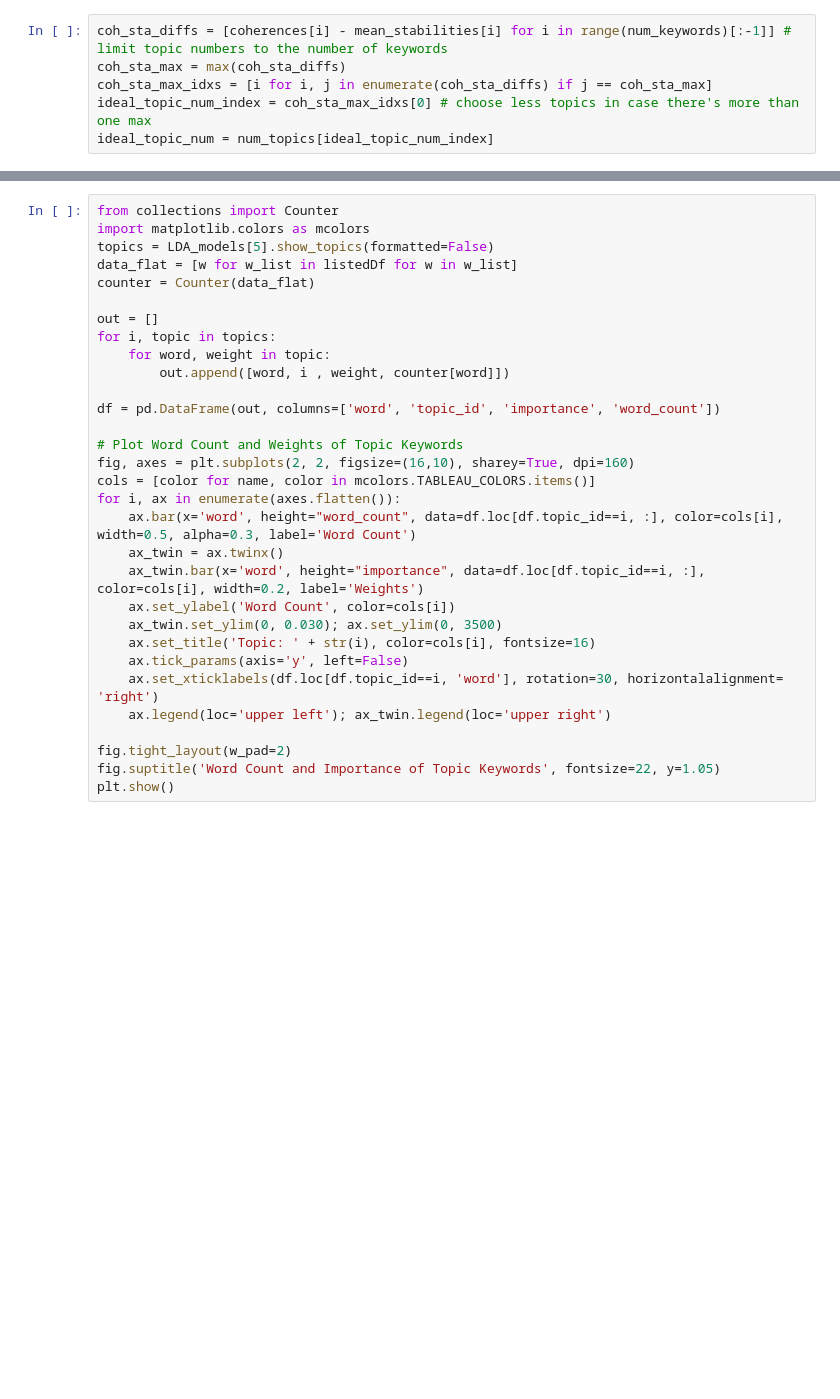
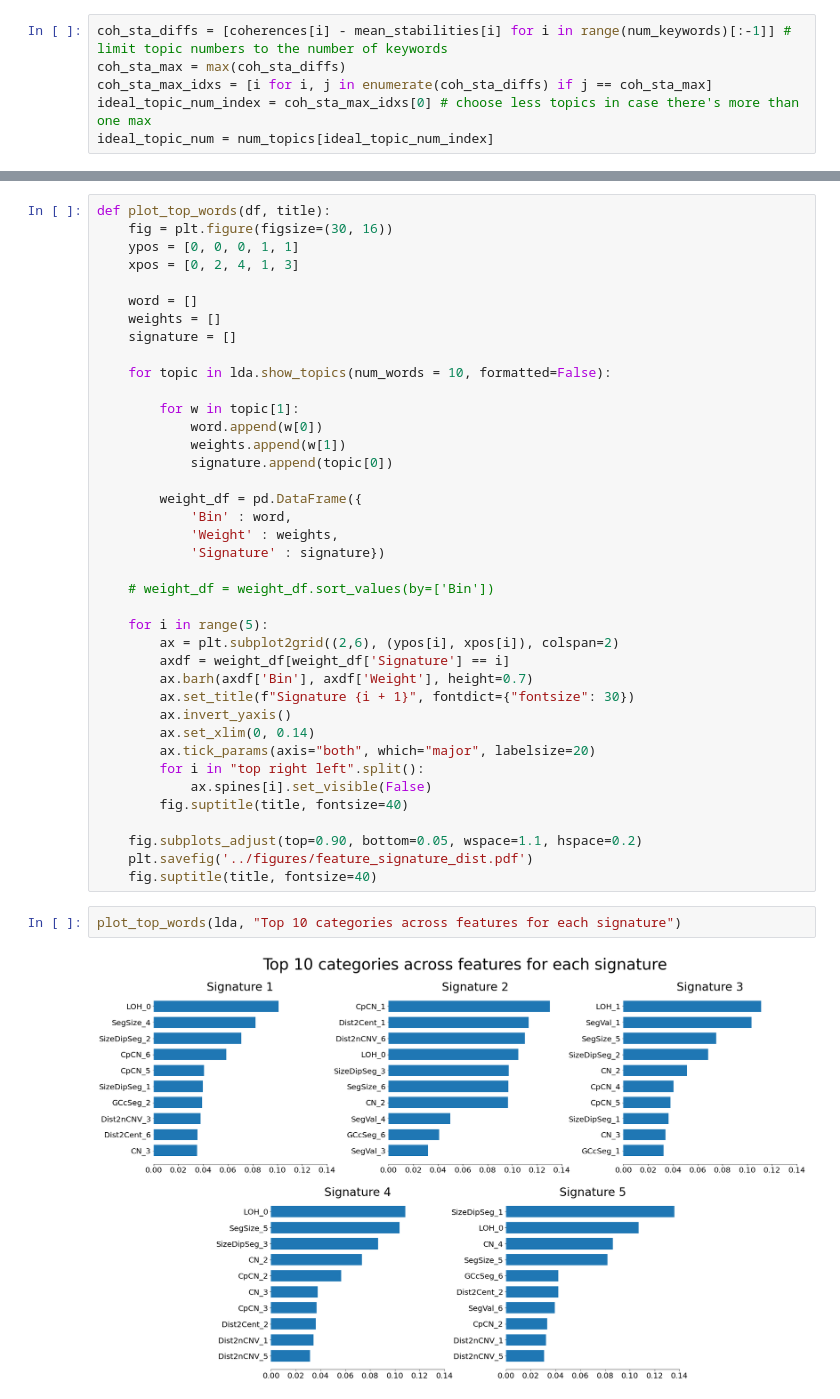
Before and after one commit to janneah/cns, a Jupyter notebook: notebooks/gensimLDA.ipynb, the cells around one changed output, grey strips where cells are left out. Saved outputs shown, nothing was run; the diff lists cells and outputs as text; blank space fills up the shorter version.

```diff
--- a/notebooks/gensimLDA.ipynb
+++ b/notebooks/gensimLDA.ipynb
@@ -146,31 +121,43 @@ df_dominant_topic.head(10)
-# %%
-from collections import Counter
-import matplotlib.colors as mcolors
-topics = LDA_models[5].show_topics(formatted=False)
-data_flat = [w for w_list in listedDf for w in w_list]
-counter = Counter(data_flat)
-
-out = []
-for i, topic in topics:
-    for word, weight in topic:
-        out.append([word, i , weight, counter[word]])
-
-df = pd.DataFrame(out, columns=['word', 'topic_id', 'importance', 'word_count'])
-
-# Plot Word Count and Weights of Topic Keywords
-fig, axes = plt.subplots(2, 2, figsize=(16,10), sharey=True, dpi=160)
-cols = [color for name, color in mcolors.TABLEAU_COLORS.items()]
-for i, ax in enumerate(axes.flatten()):
-    ax.bar(x='word', height="word_count", data=df.loc[df.topic_id==i, :], color=cols[i], width=0.5, alpha=0.3, label='Word Count')
-    ax_twin = ax.twinx()
-    ax_twin.bar(x='word', height="importance", data=df.loc[df.topic_id==i, :], color=cols[i], width=0.2, label='Weights')
-    ax.set_ylabel('Word Count', color=cols[i])
-    ax_twin.set_ylim(0, 0.030); ax.set_ylim(0, 3500)
-    ax.set_title('Topic: ' + str(i), color=cols[i], fontsize=16)
-    ax.tick_params(axis='y', left=False)
-    ax.set_xticklabels(df.loc[df.topic_id==i, 'word'], rotation=30, horizontalalignment= 'right')
-    ax.legend(loc='upper left'); ax_twin.legend(loc='upper right')
-
-fig.tight_layout(w_pad=2)
-fig.suptitle('Word Count and Importance of Topic Keywords', fontsize=22, y=1.05)
-plt.show()
+# %%
+def plot_top_words(df, title):
+    fig = plt.figure(figsize=(30, 16))
+    ypos = [0, 0, 0, 1, 1]
+    xpos = [0, 2, 4, 1, 3]
+
+    word = []
+    weights = []
+    signature = []
+
+    for topic in lda.show_topics(num_words = 10, formatted=False):
+
+        for w in topic[1]:
+            word.append(w[0])
+            weights.append(w[1])
+            signature.append(topic[0])
+
+        weight_df = pd.DataFrame({
+            'Bin' : word,
+            'Weight' : weights,
+            'Signature' : signature})
+
+    # weight_df = weight_df.sort_values(by=['Bin'])
+
+    for i in range(5):
+        ax = plt.subplot2grid((2,6), (ypos[i], xpos[i]), colspan=2)
+        axdf = weight_df[weight_df['Signature'] == i]
+        ax.barh(axdf['Bin'], axdf['Weight'], height=0.7)
+        ax.set_title(f"Signature {i + 1}", fontdict={"fontsize": 30})
+        ax.invert_yaxis()
+        ax.set_xlim(0, 0.14)
+        ax.tick_params(axis="both", which="major", labelsize=20)
+        for i in "top right left".split():
+            ax.spines[i].set_visible(False)
+        fig.suptitle(title, fontsize=40)
+
+    fig.subplots_adjust(top=0.90, bottom=0.05, wspace=1.1, hspace=0.2)
+    plt.savefig('../figures/feature_signature_dist.pdf')
+    fig.suptitle(title, fontsize=40)
+# %%
+plot_top_words(lda, "Top 10 categories across features for each signature")
+# %% [output]
+[figure, added]
```
Also changed, not shown: parts of 16 cells of this notebook.
